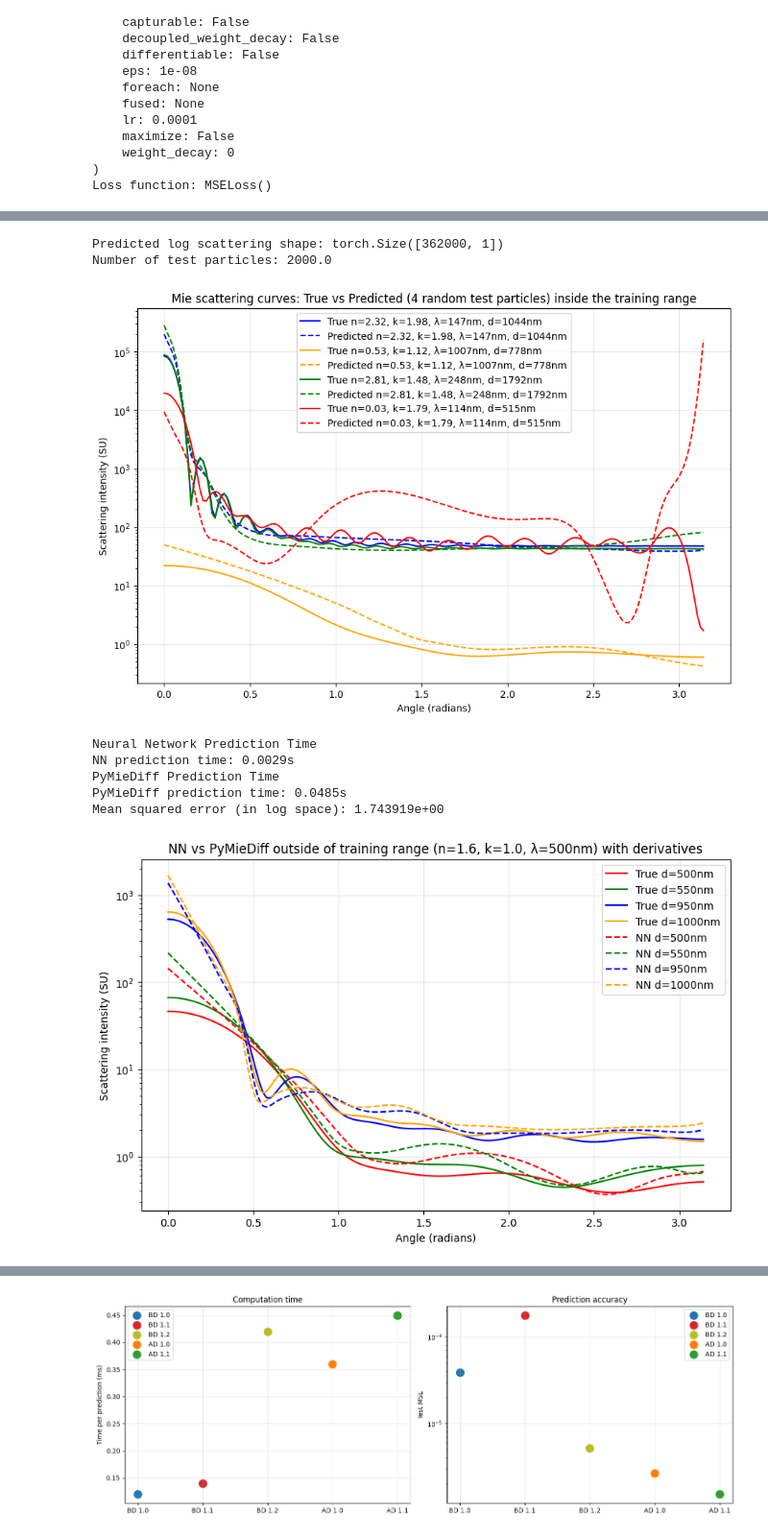
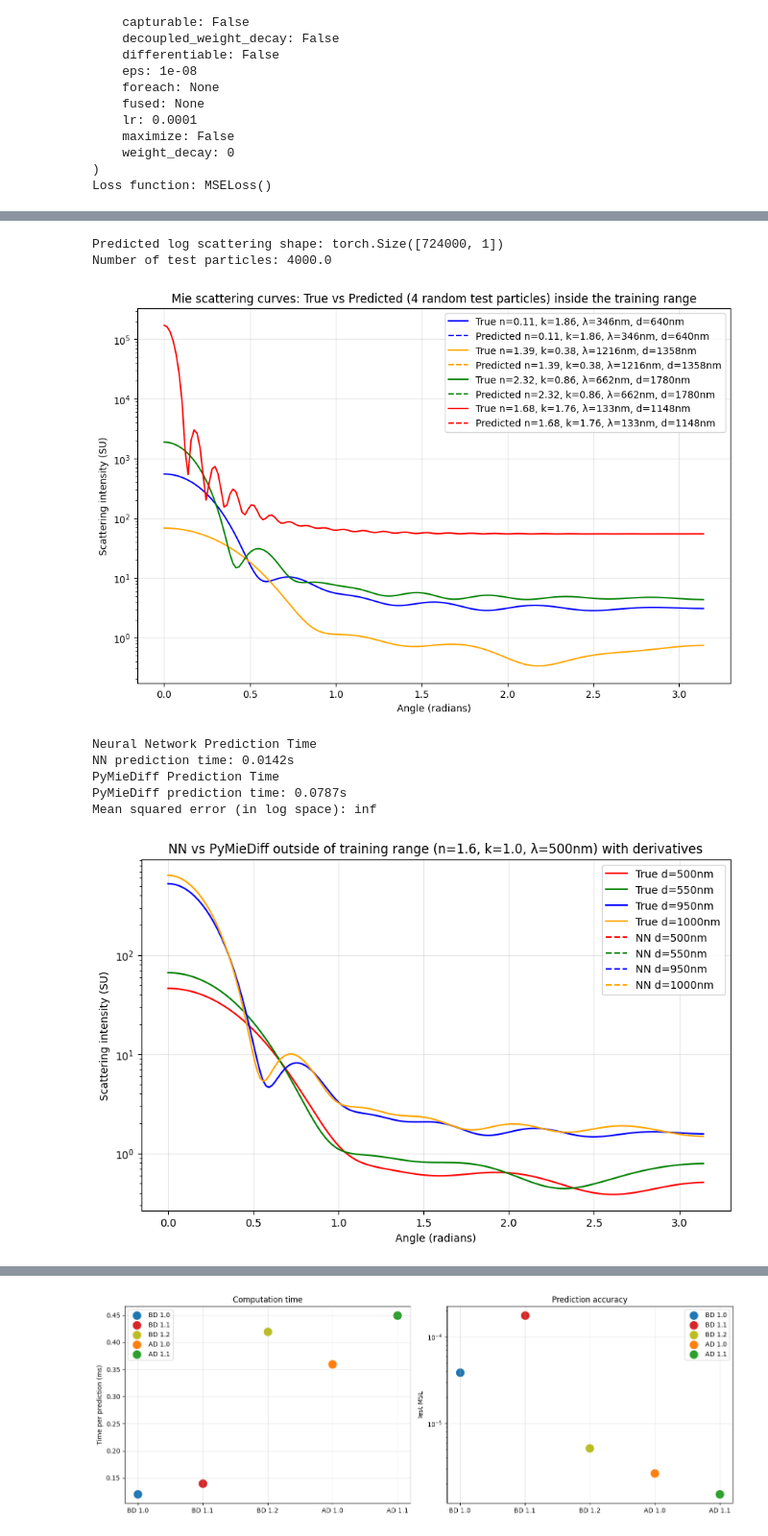
Before and after one commit to james-613/Modified_pyMieScatt_NN, a Jupyter notebook: NN_with_all_derivatives copy.ipynb, the cells around one changed output, grey strips where cells are left out. Shown at 96% size. Saved outputs shown, nothing was run; the diff lists cells and outputs as text; code cells hidden in the pictures.

```diff
--- a/NN_with_all_derivatives copy.ipynb
+++ b/NN_with_all_derivatives copy.ipynb
@@ -113,7 +119,7 @@ for p in range(N_PARTICLES):
      # Convert normalized to physics values for storage
     wavelength_val = wavelength_norm.item() * 1900 + 100
     diameter_val   = diameter_norm.item() * 1980 + 20
-    n_val          = n_norm.item() * 3 + 0
+    n_val          = n_norm.item() * 2 + 1
     k_val          = k_norm.item() * 2.5 + 0
 
     # Store inputs
@@ -231,10 +245,10 @@ log_outputs = np.log10(outputs)
 # wavelength: 450-550 → (wavelength - 450) / 100
 # diameter:   700-900 → (diameter - 700) / 200
 inputs_norm = np.zeros_like(inputs)
-inputs_norm[:, 0] = (inputs[:, 0]) / (2.5)        # n
-inputs_norm[:, 1] = (inputs[:, 1]) / (3)      # k
+inputs_norm[:, 0] = (inputs[:, 0] - 1.0) / (2.0)        # n
+inputs_norm[:, 1] = (inputs[:, 1]) / (2.5)      # k
 inputs_norm[:, 2] = (inputs[:, 2] - 100) / 1900                  # wavelength
-inputs_norm[:, 3] = (inputs[:, 3] - 20) / 2000                  # diameter
+inputs_norm[:, 3] = (inputs[:, 3] - 20) / 1980                  # diameter
 inputs_norm[:, 4] = inputs[:, 4] / np.pi
 
 # train/test split 80 percent train, 20 percent test
@@ -276,14 +290,12 @@ Sample derivative (truth): tensor([-0.0743,  0.0663, -3.8266,  1.7013, -0.0000])
 # %%
 model = nn.Sequential(
-    nn.Linear(5, 128),       # input layer: 4 features to 128 neurons
+    nn.Linear(5, 64),       # input layer: 4 features to 128 neurons
     nn.GELU(),
-    nn.Linear(128, 256),     # hidden layer: 128 to 256
+    nn.Linear(64, 128),     # hidden layer: 128 to 256
     nn.GELU(),
-    nn.Linear(256, 256),
+    nn.Linear(128, 64),    # output layer: 256 to 256 (one per angle)
     nn.GELU(),
-    nn.Linear(256, 128),    # output layer: 256 to 256 (one per angle)
-    nn.GELU(),
-    nn.Linear(128,1)
+    nn.Linear(64,1)
 
 )
 
@@ -330,7 +340,7 @@ Parameter Group 0
 Loss function: MSELoss()
 # %%
 N_EPOCHS = 200
-BATCH_SIZE = 256
+BATCH_SIZE = 64
 derivative_normalization = 0.001
 
 train_losses = []
@@ -418,28 +428,28 @@ for epoch in range(N_EPOCHS):
     # print(f"N_SAMPLES: {N_SAMPLES}")
     # print(f"inputs shape: {inputs.shape}")
     # print(f"outputs shape: {outputs.shape}")
-    test_loss_intensity = loss_fn(test_pred, y_test) #compute MSE on test set
-    useful_cols = [0, 1, 2, 3, 4]
+    test_loss_intensity = loss_fn(test_pred, y_test).item() #compute MSE on test set
+    # useful_cols = [0, 1, 2, 3, 4]
 
 
 # Compute SEPARATE loss terms for angle vs other derivatives
     test_loss_derivative_angle = loss_fn(
         test_nn_derivative[:, 4],     # NN's angle derivative
         dy_test[:, 4]            # truth angle derivative
-    )
+    ).item()
 
     test_loss_derivative_diameter = loss_fn(
         test_nn_derivative[:, 3],
         dy_test[:, 3]
-    )
+    ).item()
 
     test_loss_derivative_other = loss_fn(
         test_nn_derivative[:, [0, 1, 2]],   # NN's n, k, wavelength derivatives
         dy_test[:, [0, 1, 2]]          # truth n, k, wavelength derivatives
-    )
+    ).item()
 
     test_loss = test_loss_intensity + 0.001 * test_loss_derivative_angle + 0.1 * test_loss_derivative_diameter + test_loss_derivative_other
-    test_losses.append(test_loss.item()) # save it
+    test_losses.append(test_loss) # save it
 
     if epoch % 20 == 0:
         print(f"Epoch {epoch:3d}  Train Loss: {avg_train_loss:.10f}  Test Loss: {test_loss:.10f}")
@@ -532,9 +540,9 @@ plt.legend()
 plt.grid(True, alpha=0.3)
 plt.show()
 # %% [output]
-Predicted log scattering shape: torch.Size([362000, 1])
-Number of test particles: 2000.0
+Predicted log scattering shape: torch.Size([724000, 1])
+Number of test particles: 4000.0
-[figure, old version]
+[figure, new version]
 # %%
 def predict_scattering(wavelength, diameter, n, k, angle=None):
     if angle is None:
@@ -544,8 +552,8 @@ def predict_scattering(wavelength, diameter, n, k, angle=None):
     # Normalize inputs
     wavelength_norm = (wavelength - 100) / 1900
     diameter_norm = (diameter - 20) / 1980
-    n_norm = (n) / 2.5
-    k_norm = (k) / 3
+    n_norm = (n) / 2.0
+    k_norm = (k) / 2.5
     theta_norm = angle / np.pi
 
     input_tensor = torch.FloatTensor([[n_norm, k_norm, wavelength_norm, diameter_norm, theta_norm[i]] for i in range(len(angle))])
@@ -591,37 +599,37 @@ nn_curve_1 = predict_scattering(500, 500, 1.6, 1.0)
 nn_curve_2 = predict_scattering(500, 550, 1.6, 1.0)
 nn_curve_3 = predict_scattering(500, 950, 1.6, 1.0)
 nn_curve_4 = predict_scattering(500, 1000, 1.6, 1.0)
 
 
 
 
 angles = np.linspace(0, 180, 181) * np.pi / 180
 plt.figure(figsize=(10, 6))
 
 plt.plot(angles, true_curve_1, label='True d=500nm', color='red', linestyle='-')
 plt.plot(angles, true_curve_2, label='True d=550nm', color='green', linestyle='-')
 plt.plot(angles, true_curve_3, label='True d=950nm', color='blue', linestyle='-')
 plt.plot(angles, true_curve_4, label='True d=1000nm', color='orange', linestyle='-')
 
 plt.plot(angles, nn_curve_1, label='NN d=500nm', color='red', linestyle='--')
 plt.plot(angles, nn_curve_2, label='NN d=550nm', color='green', linestyle='--')
 plt.plot(angles, nn_curve_3, label='NN d=950nm', color='blue', linestyle='--')
 plt.plot(angles, nn_curve_4, label='NN d=1000nm', color='orange', linestyle='--')
 
 plt.xlabel("Angle (radians)")
 plt.ylabel("Scattering intensity (SU)")
 plt.title(f"NN vs PyMieDiff outside of training range (n=1.6, k=1.0, λ=500nm) with derivatives")
 plt.yscale('log')
 plt.legend()
 plt.grid(True, alpha=0.3)
 plt.show()
 # %% [output]
 Neural Network Prediction Time
-NN prediction time: 0.0029s
+NN prediction time: 0.0142s
 PyMieDiff Prediction Time
-PyMieDiff prediction time: 0.0485s
-Mean squared error (in log space): 1.743919e+00
+PyMieDiff prediction time: 0.0787s
+Mean squared error (in log space): inf
-[figure, old version]
+[figure, new version]
 # %%
 # creating 2D plot
 
```
Also changed, not shown: parts of 13 cells of this notebook, 5 other files.
